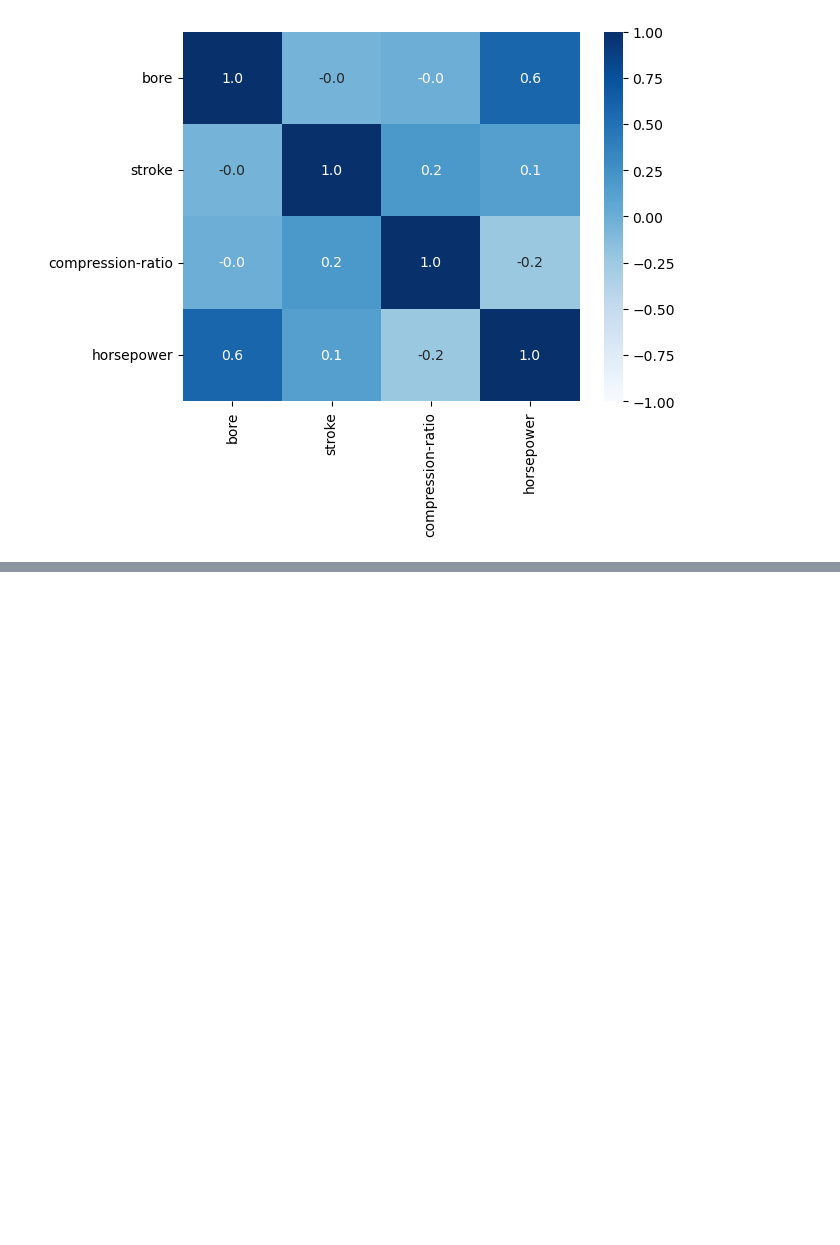
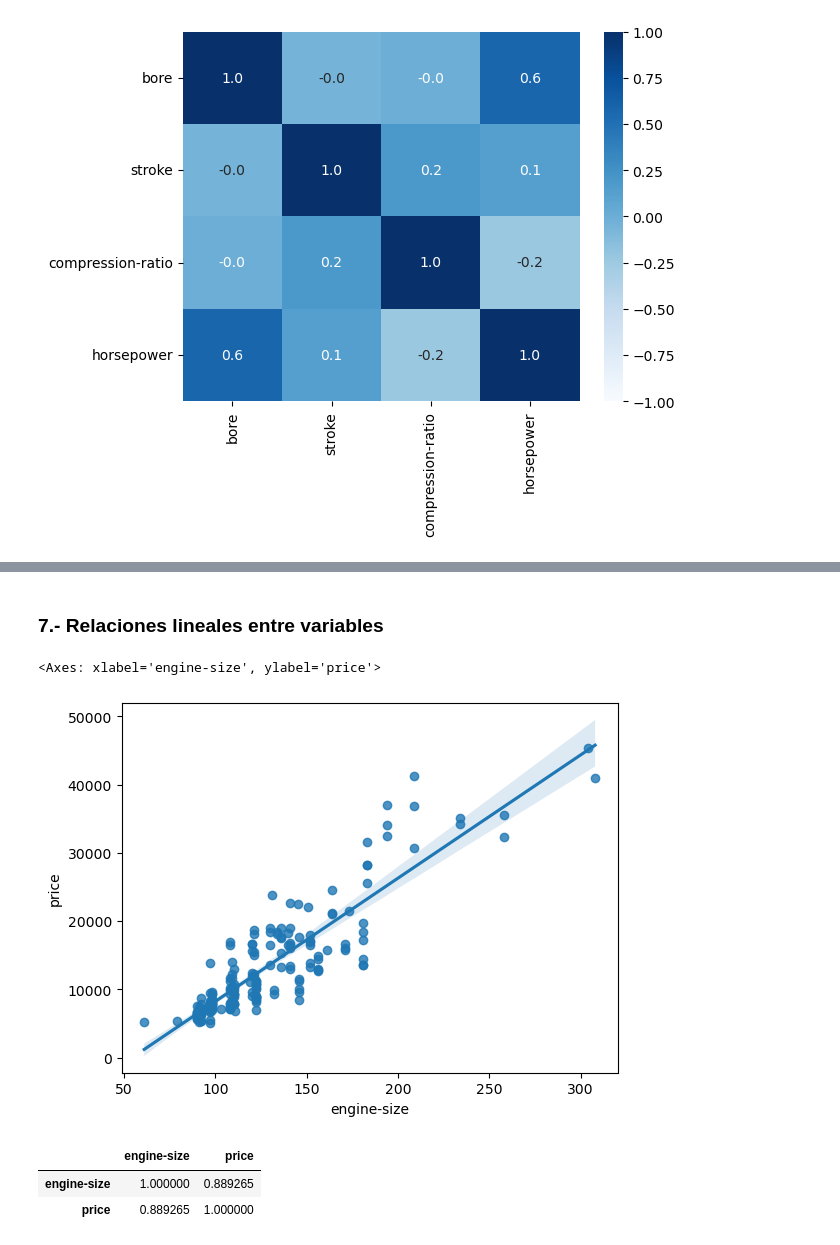
Before and after one commit to jgomezz/cpe_ciencia_datos_python, a Jupyter notebook: mod3_analitica_datos_python/semana_02_analisis_exploratorio_datos.ipynb, the cells around one changed output, grey strips where cells are left out. Cells and saved outputs as stored; diff of their text form; code cells hidden in the pictures; blank space fills up the shorter version.

```diff
--- a/mod3_analitica_datos_python/semana_02_analisis_exploratorio_datos.ipynb
+++ b/mod3_analitica_datos_python/semana_02_analisis_exploratorio_datos.ipynb
@@ -166,0 +190,13 @@ plt.show()
+# %% [markdown]
+### 7.- Relaciones lineales entre variables
+# %%
+sns.regplot(x='engine-size', y='price', data=df)
+# %% [output]
+<Axes: xlabel='engine-size', ylabel='price'>
+[figure, added]
+# %%
+df[['engine-size', 'price']].corr()
+# %% [output]
+|  | engine-size | price |
+| engine-size | 1.000000 | 0.889265 |
+| price | 0.889265 | 1.000000 |
```
Also changed, not shown: parts of 3 cells of this notebook.
